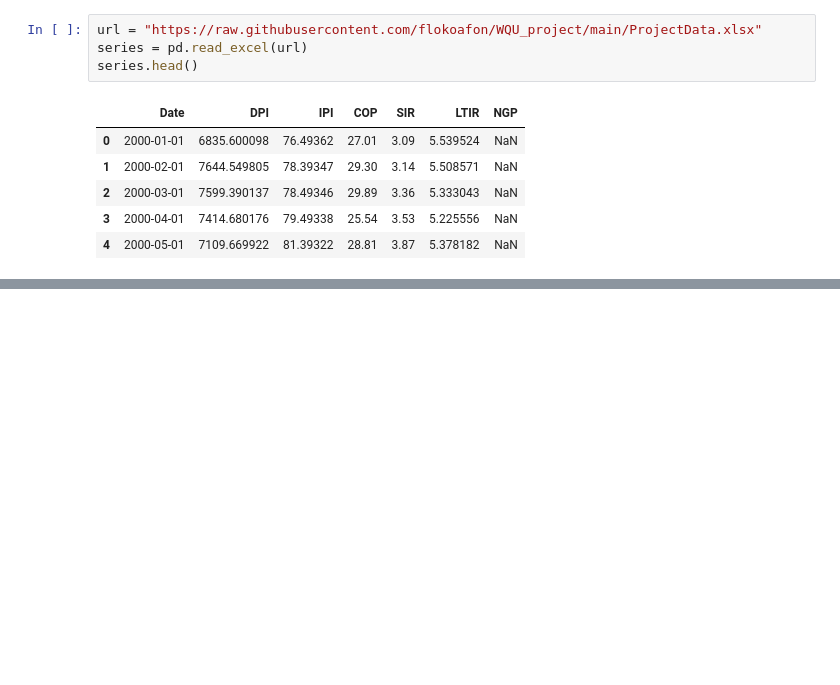
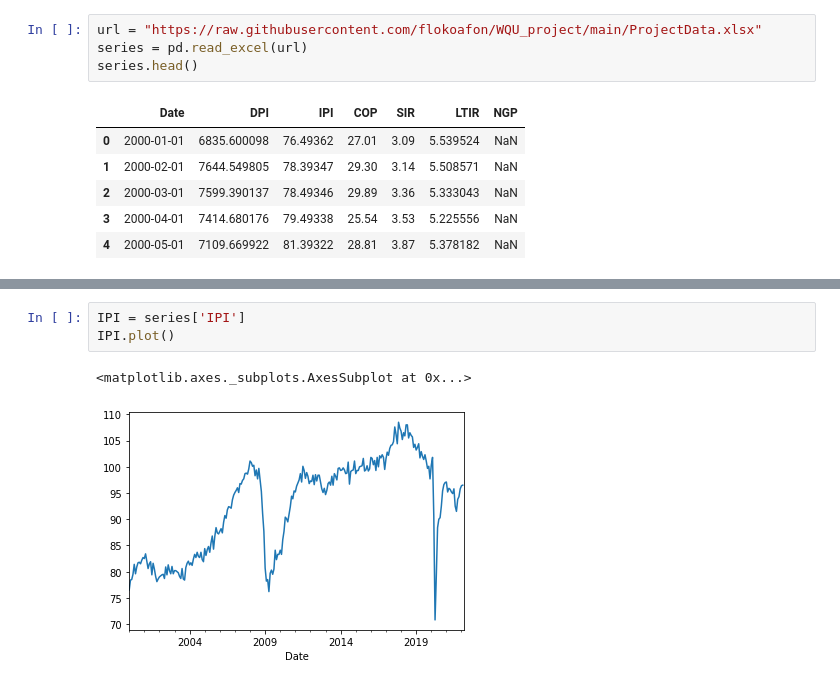
Before and after one commit to flokoafon/WQU_project, a Jupyter notebook: WQU_project.ipynb, the cells around one changed output, grey strips where cells are left out. Drawn from its saved outputs; the diff is of its cells as text; blank space fills up the shorter version.

```diff
--- a/WQU_project.ipynb
+++ b/WQU_project.ipynb
@@ -45,0 +93,6 @@ series
+# %%
+IPI = series['IPI']
+IPI.plot()
+# %% [output]
+<matplotlib.axes._subplots.AxesSubplot at 0x...>
+[figure, added]
```
Also changed, not shown: parts of 20 cells of this notebook.
